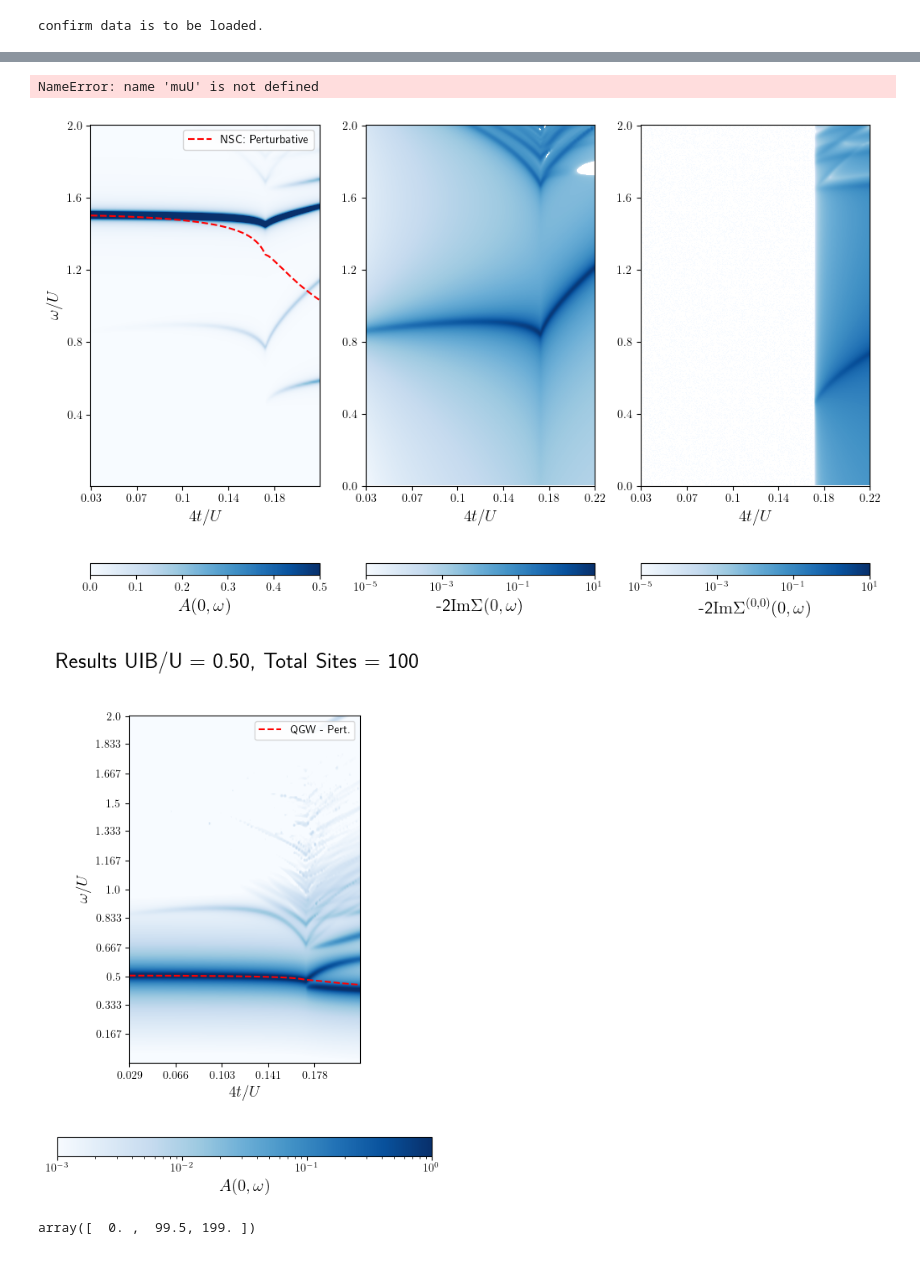
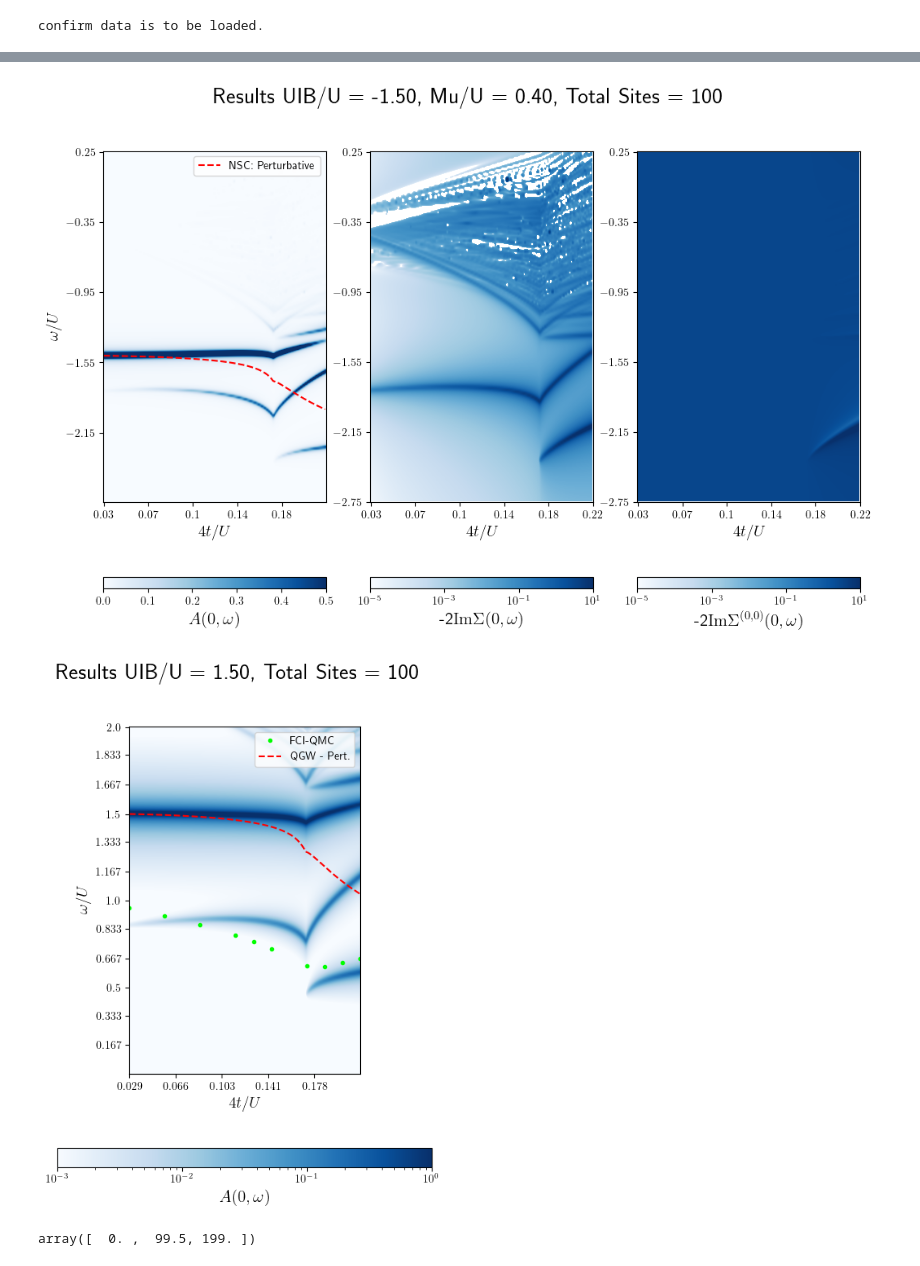
Before and after one commit to ragheedalhyder/BoseHubbard, a Jupyter notebook: src/Spectral_Density_vs_dJU_fixed_density_SCT.ipynb, the cells around one changed output, grey strips where cells are left out. Cells and saved outputs as stored; diff of their text form; code cells hidden in the pictures.

```diff
--- a/src/Spectral_Density_vs_dJU_fixed_density_SCT.ipynb
+++ b/src/Spectral_Density_vs_dJU_fixed_density_SCT.ipynb
@@ -26,11 +26,15 @@ from scipy import interpolate
 # 0.75 value is interpolate for UIB 1p5
 # all values are interpolated for UIB -1p5
 MC_to_QGW = 0.1292 / ( 4 * 0.045) # qgw / MC
-t_Matija_MC_UIB_1p5 = np.array([0.01,0.02,0.03,0.04,0.05,0.06, 0.075])
-t_Matija_MC_UIB_m1p5 = np.array([0.01,0.045,0.06,0.075])
-Ep_Matija_UIB_1p5 = np.array([0.955932172395004,0.909227500028472,0.857634616023827,0.796617895526972,0.715485338324774,0.620680265192617, 0.660659933690681])
-Ep_Matija_UIB_m1p5 = np.array([10, -2.1213284283572,-2.3224067160084303,-2.388845546310625])
-Ep_Matija_100_sites_UIB_1p5 = np.array([0.9595132391,0.9164639802,0.8696815428,0.8172576209,0.7546834285,0.6819427974])
+
+-2.00526667,-2.019082678,-2.043696801,-2.085408237,-2.118972024,-2.167272069,-2.316274585,-2.364840028,-2.381358317,-2.382340051
+
+
+t_Matija_MC_UIB_1p5 = np.array([0.01,0.02,0.03,0.04,0.045,0.05,0.06,0.065,0.07,0.075])
+t_Matija_MC_UIB_m1p5 = np.array([0.01,0.02,0.03,0.04,0.045,0.05,0.06,0.065,0.07,0.075])
+Ep_Matija_UIB_1p5 = np.array([0.9559321724,0.9092275,0.857634616,0.7966178955,0.759473436,0.7154853383,0.6207324836,0.6141805637,0.6362550447,0.6614256471])
+Ep_Matija_UIB_m1p5 = np.array([-2.00526667,-2.019082678,-2.043696801,-2.085408237,-2.118972024,-2.167272069,-2.316274585,-2.364840028,-2.381358317,-2.382340051])
+#Ep_Matija_100_sites_UIB_1p5 = np.array([])
 t_Matija_QGW_UIB_1p5 = MC_to_QGW * t_Matija_MC_UIB_1p5
 t_Matija_QGW_UIB_m1p5 = MC_to_QGW * t_Matija_MC_UIB_m1p5
 dJUs_Matija_QGW_UIB_1p5 = 4 * t_Matija_QGW_UIB_1p5
@@ -182,8 +192,8 @@ eta = 0.01  #0.01#
 #
 for count in range(0, len(dJUs)):
     SpectralFuncs[count, :] = dOmega * (-2) * np.imag(1./(en_vector - SE_SI[count] + 1j * eta))
-    Sigma[count, :] = 0*(T11[count] + T12[count] + T21[count]  + T22[count]) +  T22_F[count]
-    Sigma00[count, :] = (0*T11[count] + 0*T12[count] + T21[count]  + 0*T22[count])
+    Sigma[count, :] = (T11[count] + T12[count] + T21[count]  + T22[count]) +  T22_F[count]
+    Sigma00[count, :] = (T11[count] + T12[count] + T21[count]  + T22[count])
 # %%
 plt.rcParams['text.usetex'] = True
 
@@ -266,8 +276,7 @@ ax1.legend()
 fig.suptitle(f"Results UIB/U = {UIB:0.2f}, Mu/U = {muU:0.2f}, Total Sites = {M}", fontsize = 20)
 plt.show()
 # %% [output]
-NameError: name 'muU' is not defined
-[figure, old version]
+[figure, new version]
 # %%
 
 plt.rcParams['text.usetex'] = True
@@ -313,40 +322,40 @@ ax1.set_ylabel(r'$\omega/U$', fontsize=14)
 
 cb1 = plt.colorbar(im1,orientation="horizontal")
 cb1.set_label(label="$A(0,\omega)$",size=15,weight='bold')
 im1.set_clim(1e-3,1e0)
 #im1.set_clim(0,0.25)
 
 
 idx = np.searchsorted(en_vector, 0, side="left") # find \omega = 0
 
-# # plot the extrapolated MC data.
-# Ep_M = Ep_Matija_UIB_1p5
-# dJUs_M = dJUs_Matija_QGW_UIB_1p5
-# plot_x = np.interp(dJUs_M, (dJUs_M.min(), dJUs_M.max()), (0, SpectralFuncs_rot.shape[1]-1))
-# plot_y = SpectralFuncs_rot.shape[0] - 1 - np.interp(Ep_M, (en_vector.min(), en_vector.max()), (0, SpectralFuncs_rot.shape[0]-1))
-# ax1.plot(plot_x, plot_y, '.', label='FCI-QMC', color='lime')
+# # # plot the extrapolated MC data.
+Ep_M = Ep_Matija_UIB_1p5
+dJUs_M = dJUs_Matija_QGW_UIB_m1p5
+plot_x = np.interp(dJUs_M, (dJUs_M.min(), dJUs_M.max()), (0, SpectralFuncs_rot.shape[1]-1))
+plot_y = SpectralFuncs_rot.shape[0] - 1 - np.interp(Ep_M, (en_vector.min(), en_vector.max()), (0, SpectralFuncs_rot.shape[0]-1))
+ax1.plot(plot_x, plot_y, '.', label='FCI-QMC', color='lime')
 
 
 #X, Y = np.meshgrid(UIBs, omega0s + omega1s + omega2s)
 # ax2 = ax.twinx()
 # Transform the y-coordinates of the plot to match the image coordinates
 plot_x = np.interp(dJUs, (dJUs.min(), dJUs.max()), (0, SpectralFuncs_rot.shape[1]-1))
 plot_y = SpectralFuncs_rot.shape[0] - 1 - np.interp(omega0s + omega1s + omega2s, (en_vector.min(), en_vector.max()), (0, SpectralFuncs_rot.shape[0]-1))
 #plot_non_T = SpectralFuncs_rot.shape[0] - 1 - np.interp(np.real(Sigma_rot[idx,:]), (en_vector.min(), en_vector.max()), (0, SpectralFuncs_rot.shape[0]-1))
 plot_0 = len(en_vector) - idx + np.zeros(len(plot_y))
 
 # Overlay the plot on top of the imshow figure
 fig.suptitle(f"Results UIB/U = {UIB:0.2f}, Total Sites = {M}", fontsize = 20)
 ax1.plot(plot_x, plot_y, linestyle = '--', label='QGW - Pert.', color='red', linewidth=1.5)
 #ax1.plot(plot_x, plot_non_T, linestyle = ':', label='NSC:  Ladder', color='white', linewidth=1.5)
 #ax1.plot(plot_x, plot_0, linestyle = '-', color='white', linewidth=1.5)
 #ax2.plot(plot_x, plot_y, linestyle = '--', label='Perturbative - Rayl. Schr.', color='white', linewidth=1.5)
 
 ax1.legend()
 
 plt.show()
 # %% [output]
-[figure, old version]
+[figure, new version]
 # %%
 np.interp(dJUs_M, (dJUs_M.min(), dJUs_M.max()), (0, SpectralFuncs_rot.shape[1]-1))
 # %% [output]
```
Also changed, not shown: parts of 5 cells of this notebook, 51 other files.
